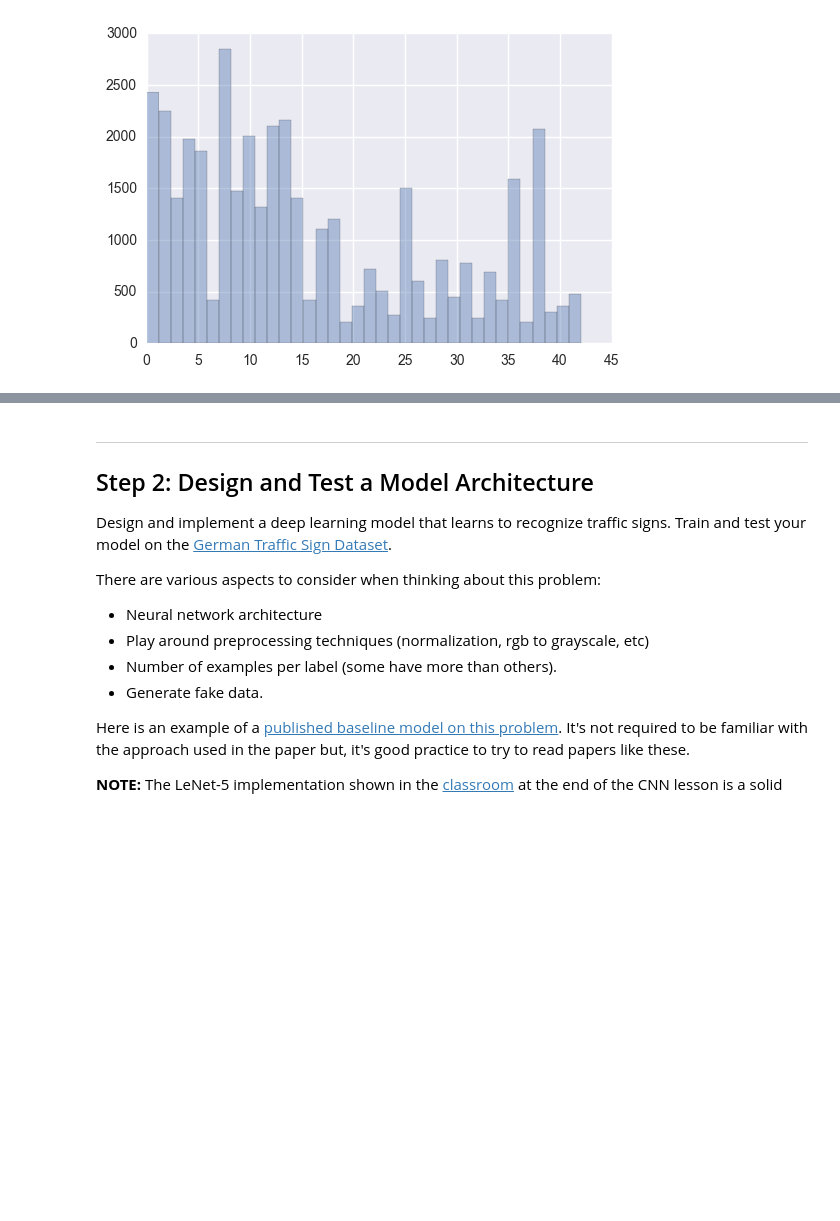
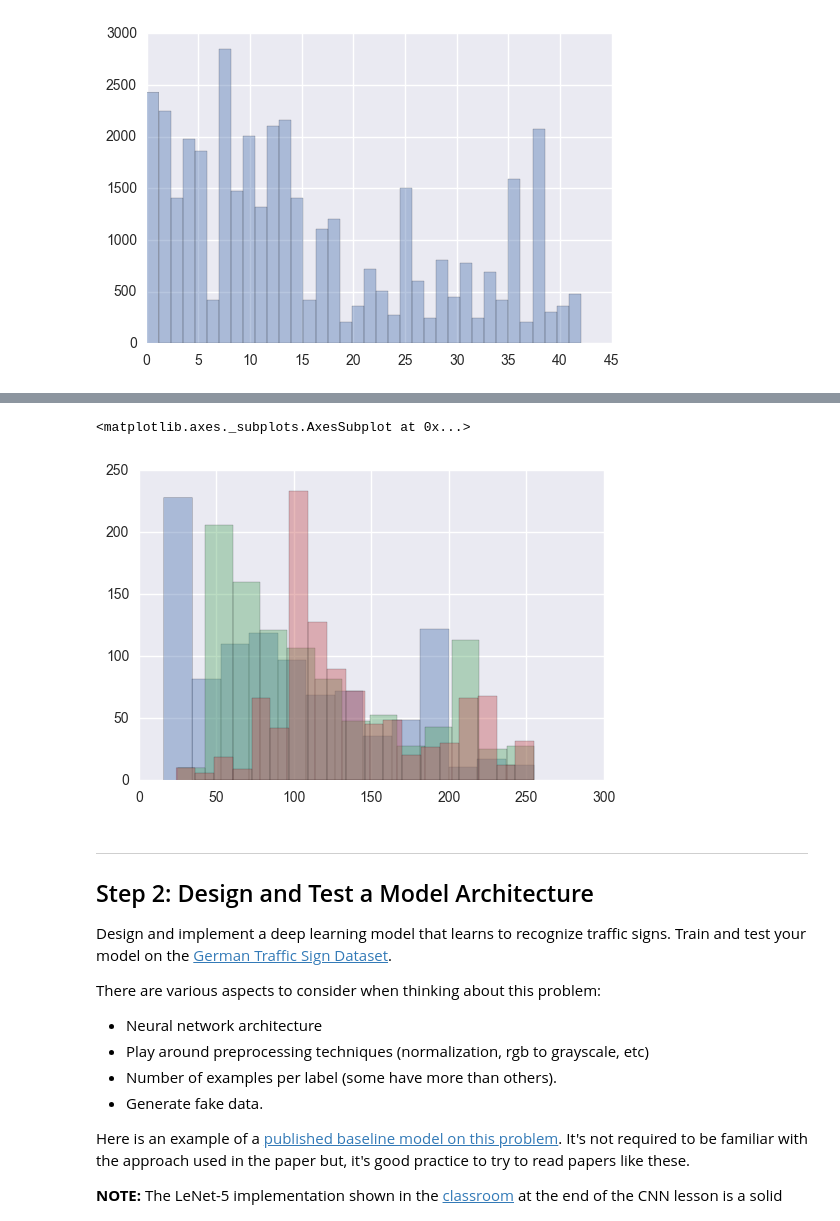
Before and after one commit to markandlw/CarND-Traffic-Sign-Classifier-Project, a Jupyter notebook: Traffic_Sign_Classifier.ipynb, the cells around one changed output, grey strips where cells are left out. Saved outputs shown, nothing was run; the diff lists cells and outputs as text; code cells hidden in the pictures; blank space fills up the shorter version.

```diff
--- a/Traffic_Sign_Classifier.ipynb
+++ b/Traffic_Sign_Classifier.ipynb
@@ -124,3 +131,13 @@ sns.distplot(y_train,kde=False)
+# %%
+# I have intuition that I shoud use 3 color channel for my training model
+# instead of single grey scale channel, but I want to understand
+# the distribution data of each color channel to support my decision.
+sns.distplot(X_train[select,:,:,0].reshape(32*32),kde=False)
+sns.distplot(X_train[select,:,:,1].reshape(32*32),kde=False)
+sns.distplot(X_train[select,:,:,2].reshape(32*32),kde=False)
+# %% [output]
+<matplotlib.axes._subplots.AxesSubplot at 0x...>
+[figure, added]
 # %% [markdown]
 ----
 
```
Also changed, not shown: parts of 1 cell of this notebook.
